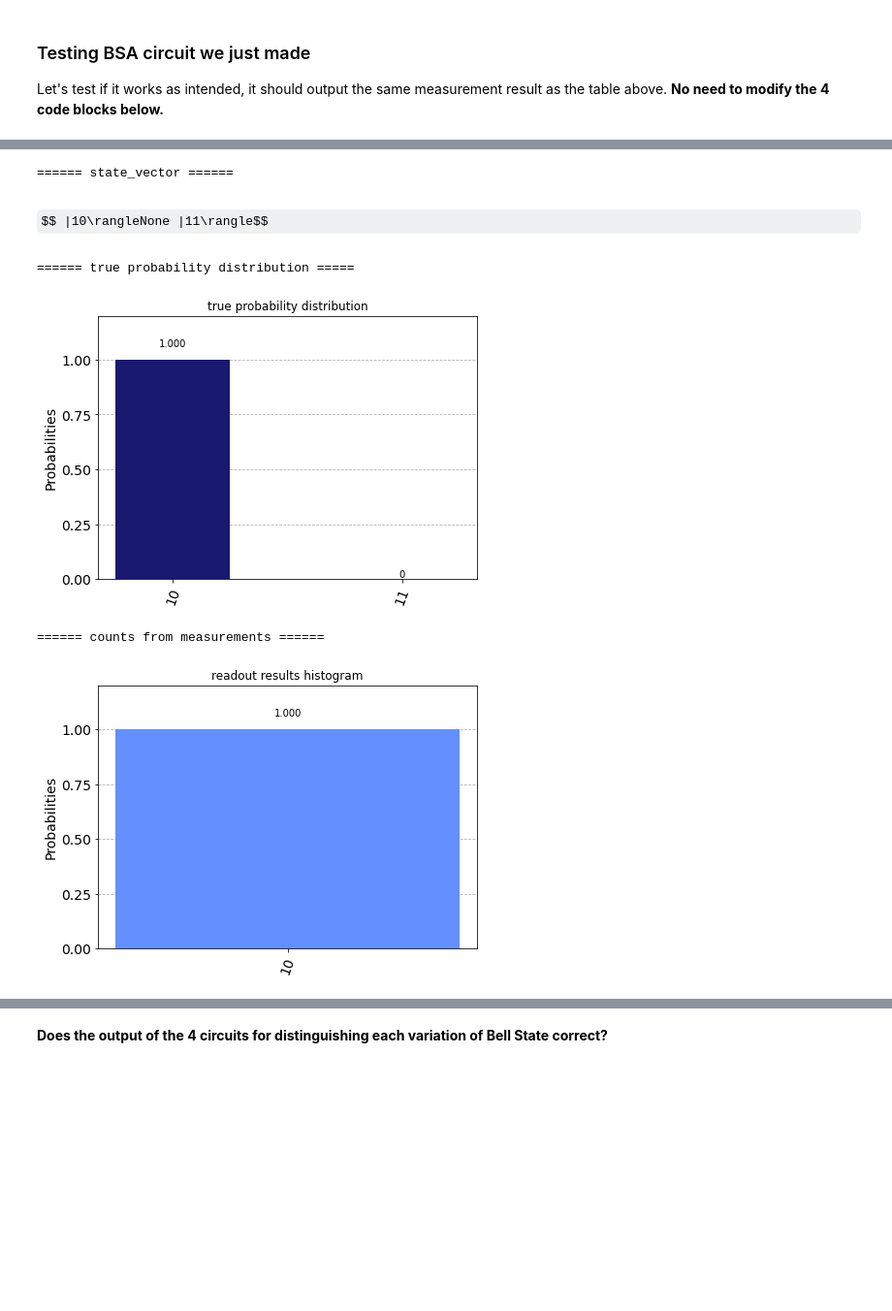
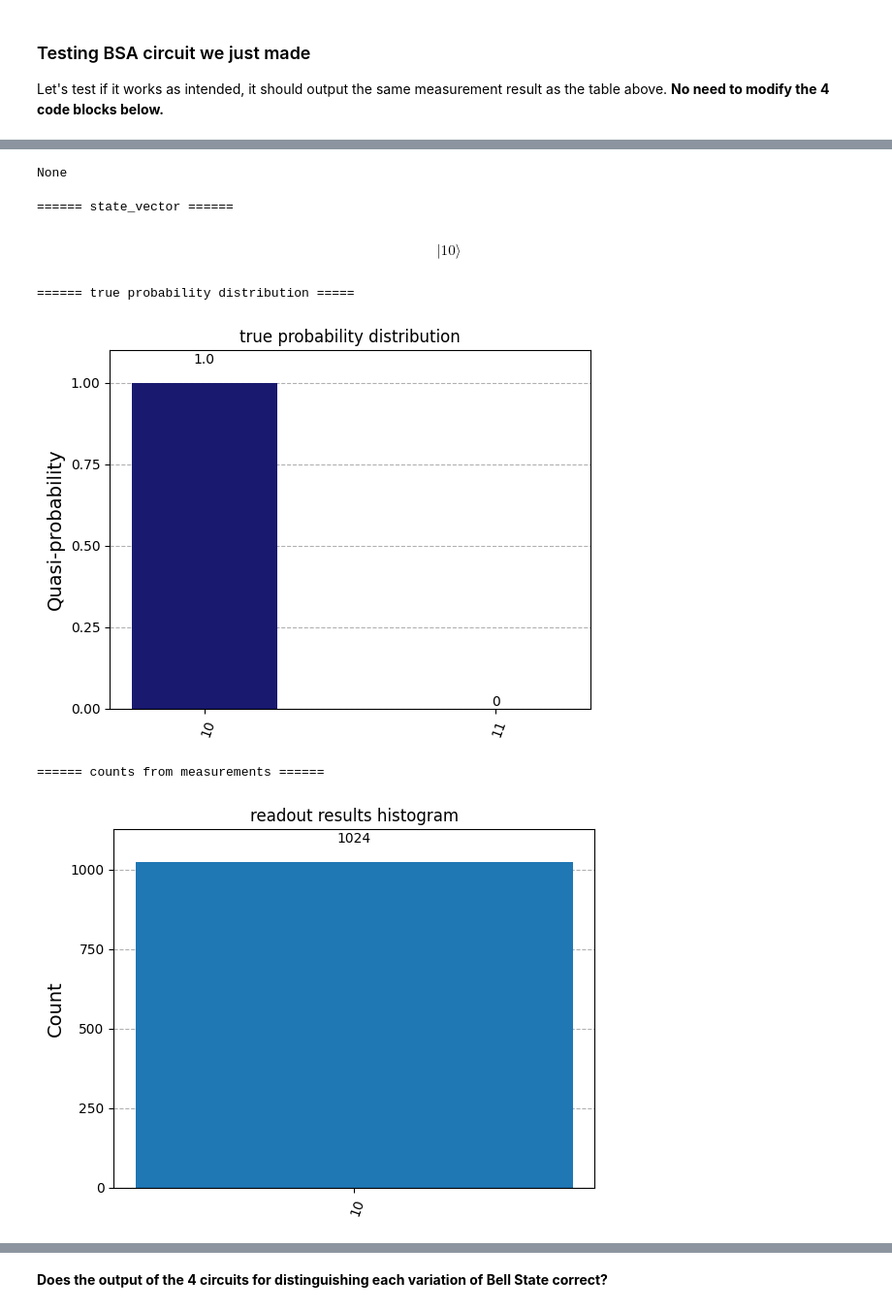
Before and after one commit to sfc-aqua/wqrn-tutorial, a Jupyter notebook: AnswerSheet_WQRN_hands_on.ipynb, the cells around one changed output, grey strips where cells are left out. Shown at 97% size. Cells and saved outputs as stored; diff of their text form; code cells hidden in the pictures; some formulas as TeX source; blank space fills up the shorter version.

```diff
--- a/AnswerSheet_WQRN_hands_on.ipynb
+++ b/AnswerSheet_WQRN_hands_on.ipynb
@@ -414,21 +408,20 @@ $$\frac{\sqrt{2}}{2} |00\rangle- \frac{\sqrt{2}}{2} |11\rangle$$
 # %%
 # Creating Psi+
 
-psi_plus_circ = QuantumCircuit(2)
+def psi_plus_prep():
+    psi_plus_circ = QuantumCircuit(2)
 
-"""Complete the code"""
-
-psi_plus_circ = QuantumCircuit(2)
-psi_plus_circ.h(0)
-psi_plus_circ.cx(0, 1)
-psi_plus_circ.x(0)
-
-
-"""End"""
+    """Complete the code"""
+    qc = psi_plus_circ
+    qc.h(0)
+    qc.cx(0, 1)
+    qc.x(0) # qc.x(1) also works the same
+    """End"""
+    return psi_plus_circ
 
 # to see the measurement result and draw the circuit
 qc = QuantumCircuit(2, 2)
-qc = qc.compose(psi_plus_circ).compose(two_qubit_measurment_circ)
+qc = qc.compose(psi_plus_prep()).compose(two_qubit_measurement_circuit())
 qc.draw()
 show_info(qc)
 # %% [output]
@@ -491,14 +488,15 @@ Learn more about change of basis from this great [youtube video.](https://youtu.
 # %% [markdown]
 ### Exercise: create BSA circuit
 # %%
-bell_state_analyser_circuit = QuantumCircuit(2)
+def bell_state_analyser():
 
-"""Complete the code"""
+    bell_state_analyser_circuit = QuantumCircuit(2)
 
-bell_state_analyser_circuit.cx(0, 1)
-bell_state_analyser_circuit.h(0)
-# bell_state_analyser_circuit.measure([0, 1], [0, 1])
-"""End"""
+    """Complete the code"""
+    bell_state_analyser_circuit.cx(0, 1)
+    bell_state_analyser_circuit.h(0)
+    """End"""
+    return bell_state_analyser_circuit.remove_final_measurements(inplace=False)
 
-bell_state_analyser_circuit.draw()
+bell_state_analyser().draw()
 # %% [output]
@@ -542,7 +542,7 @@ $$None |00\rangle |01\rangle$$
 ## Test with Psi+
 
 qc = QuantumCircuit(2, 2)
-qc = qc.compose(psi_plus_circ).compose(bell_state_analyser_circuit).compose(two_qubit_measurment_circ)
+qc = qc.compose(psi_plus_prep()).compose(bell_state_analyser()).compose(two_qubit_measurement_circuit())
 display(qc.draw())
 show_info(qc)
 # %% [output]
@@ -550,9 +550,10 @@ show_info(qc)
-====== state_vector ======
+None
+====== state_vector ======
-$$ |10\rangleNone |11\rangle$$
+$$ |10\rangle$$
-====== true probability distribution =====
+====== true probability distribution =====
-[figure, old version]
+[figure, new version]
-====== counts from measurements ======
+====== counts from measurements ======
-[figure, old version]
+[figure, new version]
 # %%
 ## Test with Psi-
 
```
Also changed, not shown: parts of 37 cells of this notebook.
